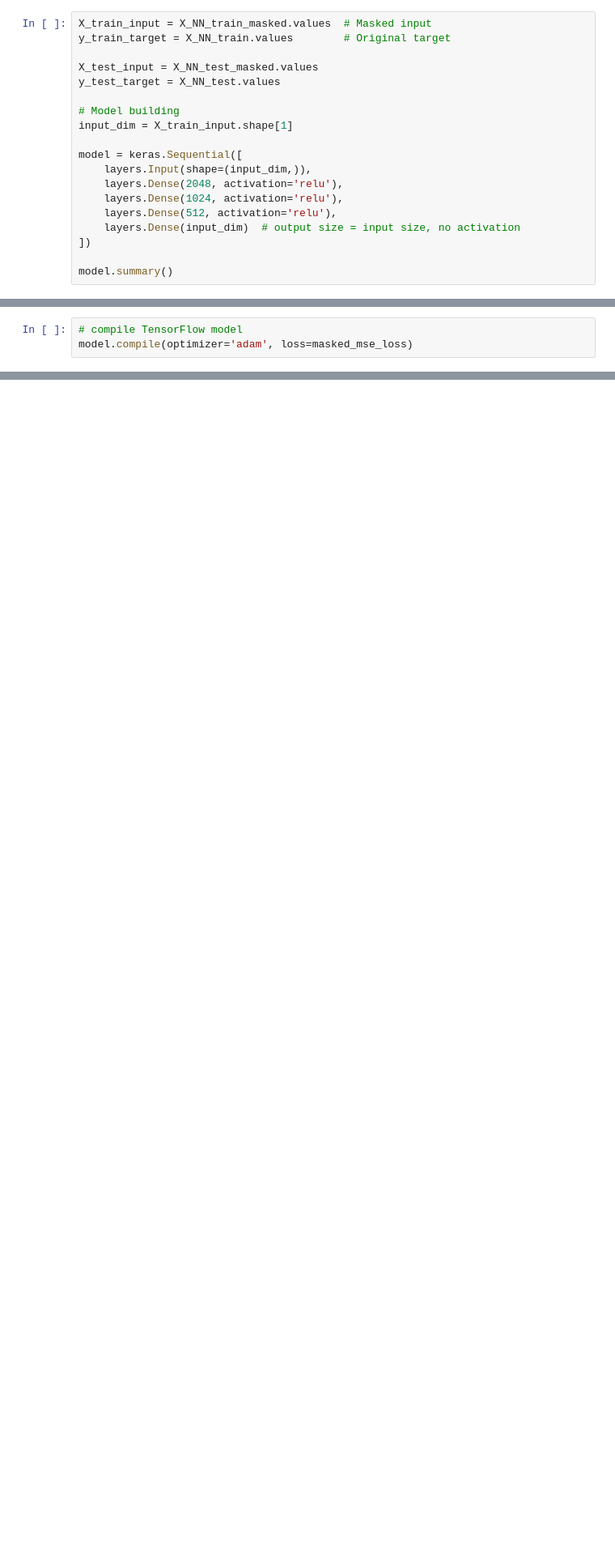
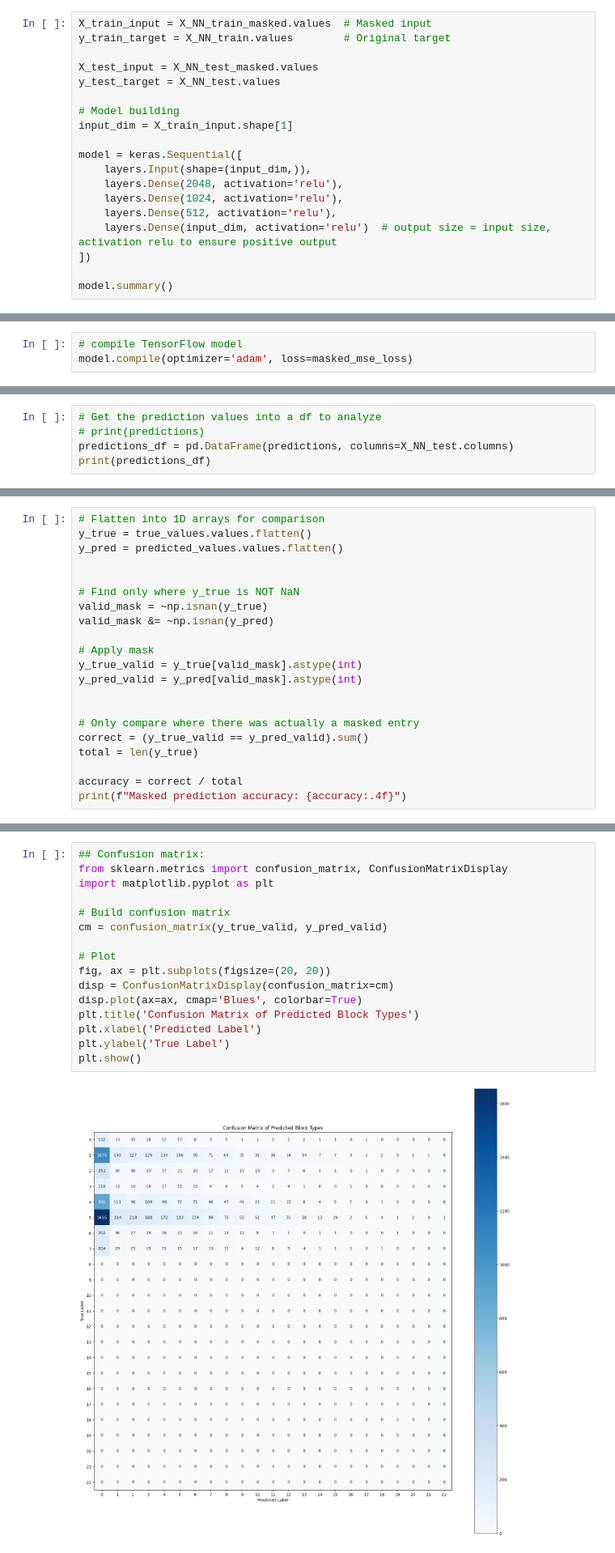
Before and after one commit to Qhwelah/NeuralBlock-NeuralNetPredictor, a Jupyter notebook: NeuralNetPredictor.ipynb, the cells around one changed output, grey strips where cells are left out. Shown at 81% size. Drawn from its saved outputs; the diff is of its cells as text; blank space fills up the shorter version.

Commit message:
Predictions implemented and Confusion matrix added

```diff
--- a/NeuralNetPredictor.ipynb
+++ b/NeuralNetPredictor.ipynb
@@ -295,7 +294,7 @@ model = keras.Sequential([
     layers.Dense(2048, activation='relu'),
     layers.Dense(1024, activation='relu'),
     layers.Dense(512, activation='relu'),
-    layers.Dense(input_dim)  # output size = input size, no activation
+    layers.Dense(input_dim, activation='relu')  # output size = input size, activation relu to ensure positive output
 ])
 
 model.summary()
@@ -384,0 +368,5 @@ print(predictions)
+# %%
+# Get the prediction values into a df to analyze
+# print(predictions)
+predictions_df = pd.DataFrame(predictions, columns=X_NN_test.columns)
+print(predictions_df)
@@ -384,0 +406,21 @@ print(predictions)
+# %%
+# Flatten into 1D arrays for comparison
+y_true = true_values.values.flatten()
+y_pred = predicted_values.values.flatten()
+
+
+# Find only where y_true is NOT NaN
+valid_mask = ~np.isnan(y_true)
+valid_mask &= ~np.isnan(y_pred)
+
+# Apply mask
+y_true_valid = y_true[valid_mask].astype(int)
+y_pred_valid = y_pred[valid_mask].astype(int)
+
+
+# Only compare where there was actually a masked entry
+correct = (y_true_valid == y_pred_valid).sum()
+total = len(y_true)
+
+accuracy = correct / total
+print(f"Masked prediction accuracy: {accuracy:.4f}")
@@ -384,0 +429,18 @@ print(predictions)
+# %%
+## Confusion matrix:
+from sklearn.metrics import confusion_matrix, ConfusionMatrixDisplay
+import matplotlib.pyplot as plt
+
+# Build confusion matrix
+cm = confusion_matrix(y_true_valid, y_pred_valid)
+
+# Plot
+fig, ax = plt.subplots(figsize=(20, 20))
+disp = ConfusionMatrixDisplay(confusion_matrix=cm)
+disp.plot(ax=ax, cmap='Blues', colorbar=True)
+plt.title('Confusion Matrix of Predicted Block Types')
+plt.xlabel('Predicted Label')
+plt.ylabel('True Label')
+plt.show()
+# %% [output]
+[figure, added]
```
Also changed, not shown: parts of 15 cells of this notebook.
